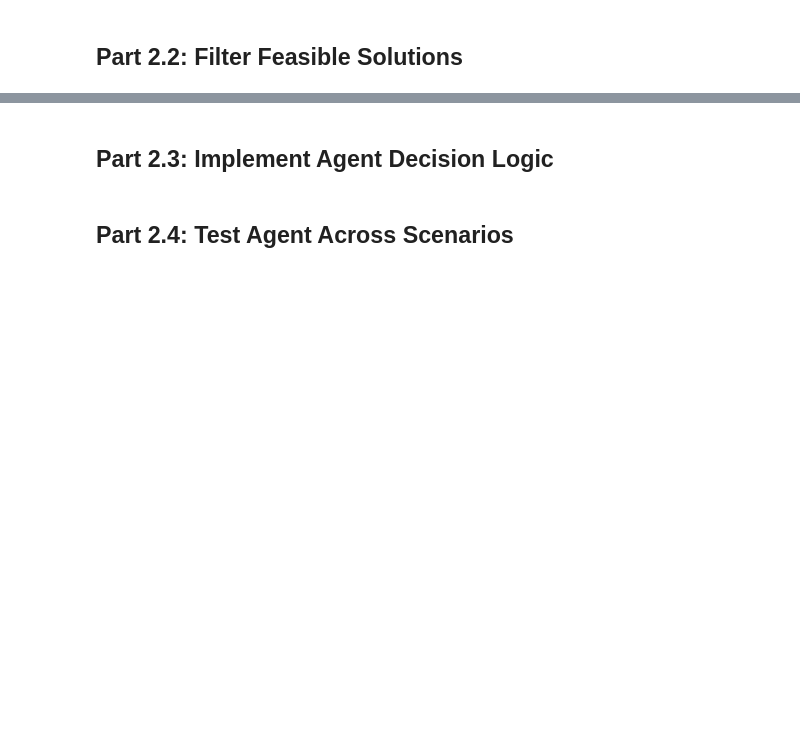
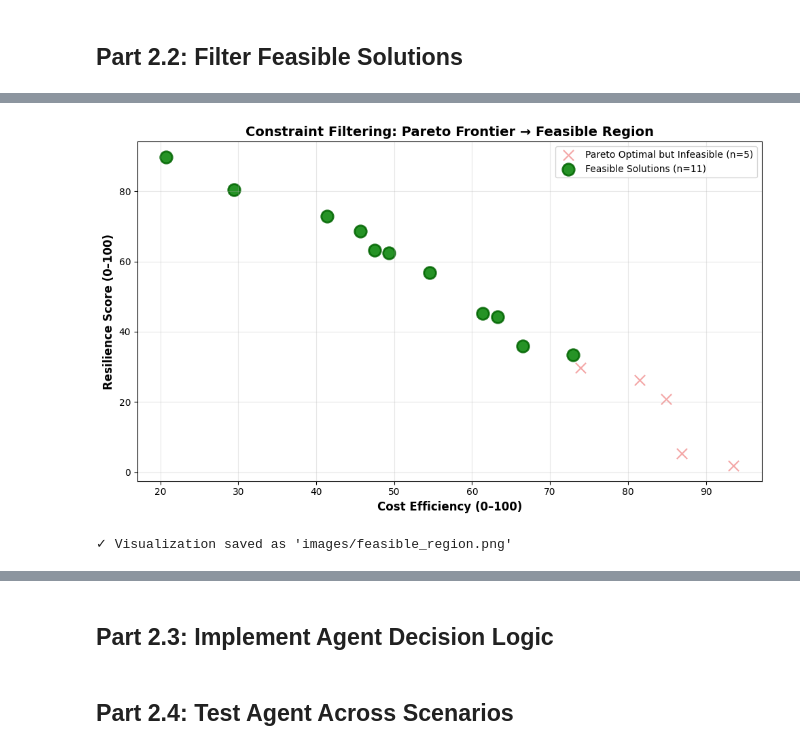
Before and after one commit to marleeheiken/airline_scheduling_optimization, a Jupyter notebook: optimization_engine.ipynb, the cells around one changed output, grey strips where cells are left out. Cells and saved outputs as stored; diff of their text form; code cells hidden in the pictures; blank space fills up the shorter version.

Commit message:
Filter Pareto frontier for feasible solutions only

```diff
--- a/optimization_engine.ipynb
+++ b/optimization_engine.ipynb
@@ -599,0 +748,31 @@ In Phase 1, we identified all Pareto optimal solutions. Now we'll build an intel
+# %%
+# Visualize feasibility filtering
+fig, ax = plt.subplots(figsize=(10, 6))
+
+infeasible_df = pareto_df[~pareto_df.index.isin(feasible_df.index)]
+
+if len(infeasible_df) > 0:
+    ax.scatter(infeasible_df[OBJECTIVE_1], infeasible_df[OBJECTIVE_2],
+               s=120, c='lightcoral', alpha=0.7,
+               label=f'Pareto Optimal but Infeasible (n={len(infeasible_df)})',
+               edgecolors='red', linewidth=1.5, marker='x')
+
+ax.scatter(feasible_df[OBJECTIVE_1], feasible_df[OBJECTIVE_2],
+           s=160, c='green', alpha=0.85,
+           label=f'Feasible Solutions (n={len(feasible_df)})',
+           edgecolors='darkgreen', linewidth=2, marker='o')
+
+ax.set_xlabel('Cost Efficiency (0–100)', fontsize=12, fontweight='bold')
+ax.set_ylabel('Resilience Score (0–100)', fontsize=12, fontweight='bold')
+ax.set_title('Constraint Filtering: Pareto Frontier → Feasible Region',
+             fontsize=14, fontweight='bold')
+ax.legend(fontsize=10, loc='best')
+ax.grid(True, alpha=0.3)
+
+plt.tight_layout()
+plt.savefig('images/feasible_region.png', dpi=300, bbox_inches='tight')
+plt.show()
+print("\n✓ Visualization saved as 'images/feasible_region.png'")
+# %% [output]
+[figure, added]
+✓ Visualization saved as 'images/feasible_region.png'
```
Also changed, not shown: parts of 4 cells of this notebook, 1 other file.
